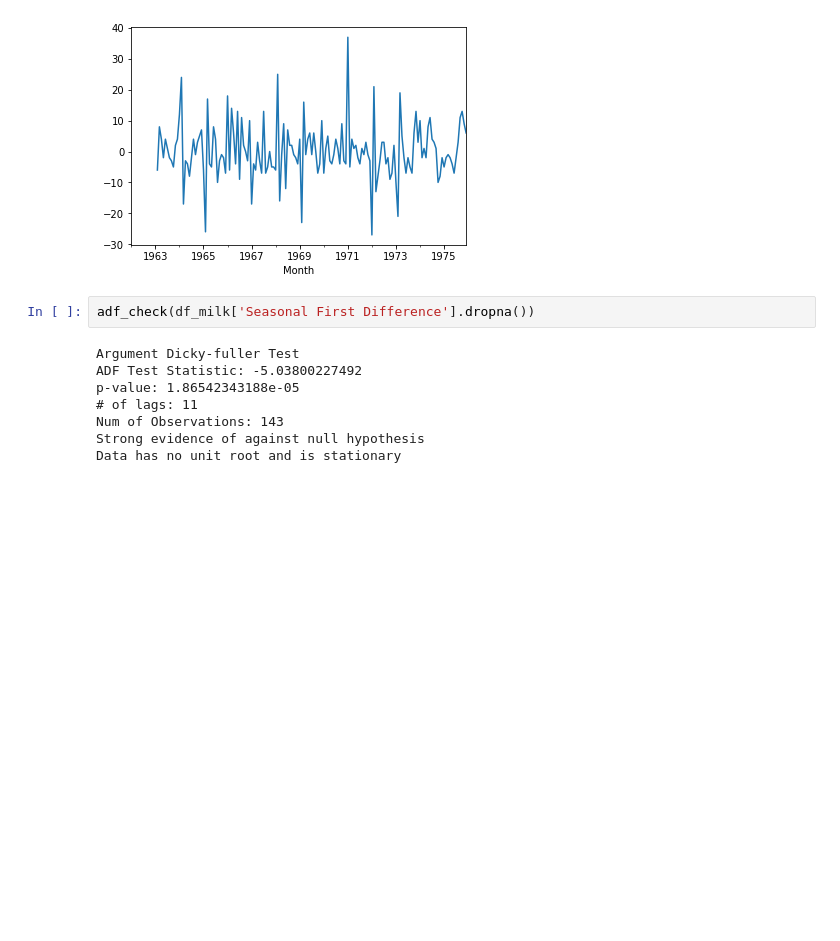
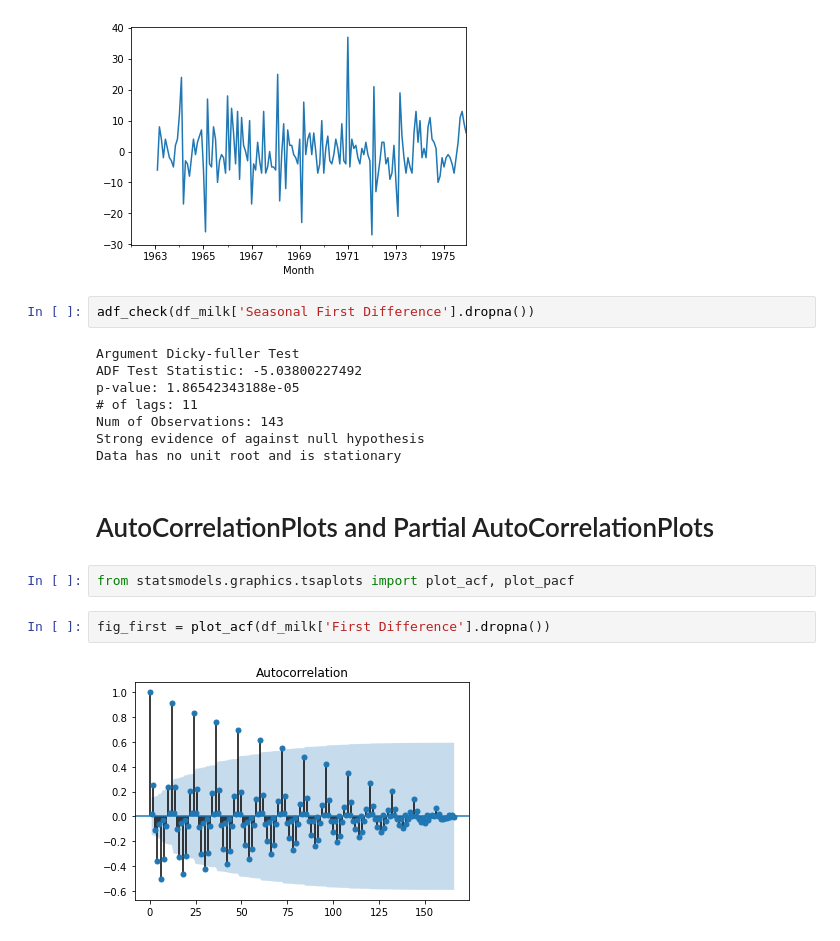
Before and after one commit to willianbriotto/ds-finance, a Jupyter notebook: ds-finance-course.ipynb, the cells around one changed output. Cells and saved outputs as stored; diff of their text form; blank space fills up the shorter version.

Commit message:
Add samples of use AutoCorrelation Plots and Partial AutoCorrelation Plots

```diff
--- a/ds-finance-course.ipynb
+++ b/ds-finance-course.ipynb
@@ -243,3 +243,11 @@ p-value: 1.86542343188e-05
 Num of Observations: 143
 Strong evidence of against null hypothesis
 Data has no unit root and is stationary
+# %% [markdown]
+# AutoCorrelationPlots and Partial AutoCorrelationPlots
+# %%
+from statsmodels.graphics.tsaplots import plot_acf, plot_pacf
+# %%
+fig_first = plot_acf(df_milk['First Difference'].dropna())
+# %% [output]
+[figure, added]
```
Also changed, not shown: parts of 3 cells of this notebook.
